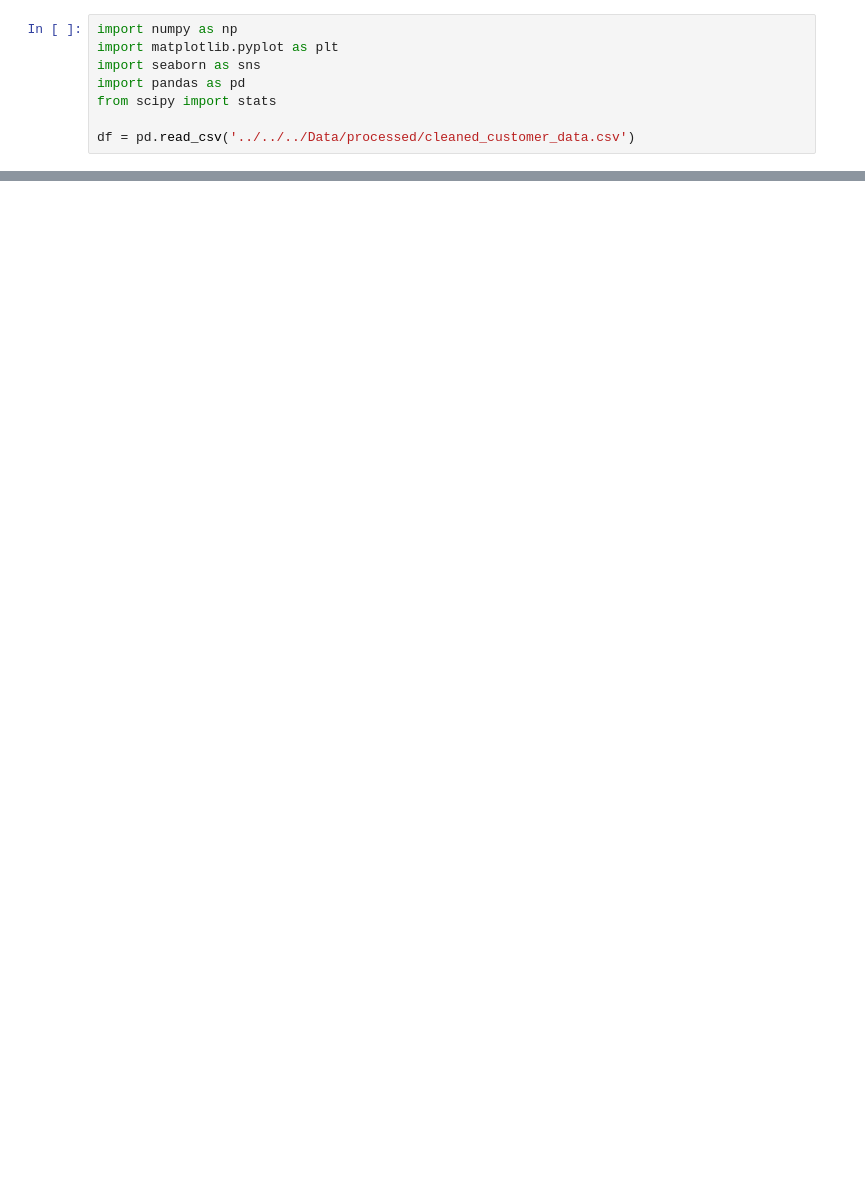
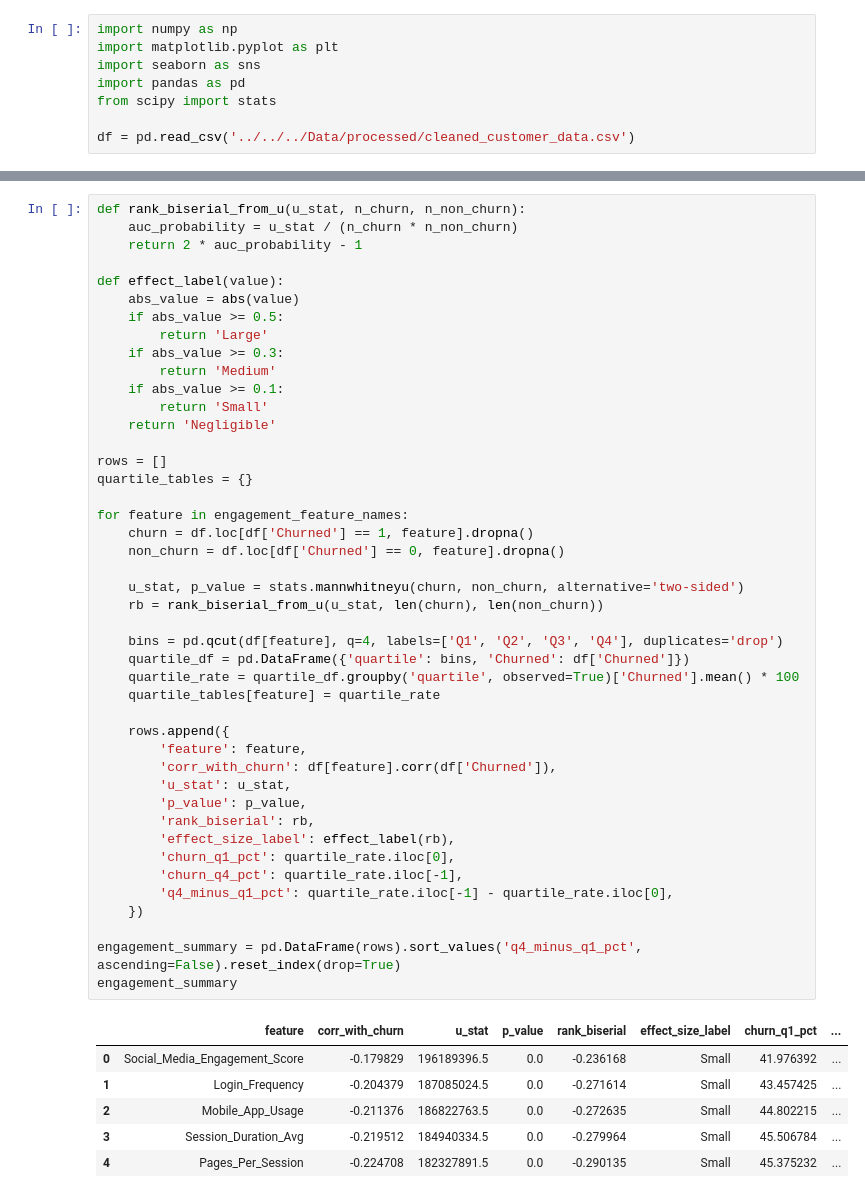
Before and after one commit to ppts2545/Eccommerce-Customer-Behavior-Dataset, a Jupyter notebook: notebooks/03_eda/eda1/01_eda_on_engagement measure.ipynb, the cells around one changed output, grey strips where cells are left out. Saved outputs shown, nothing was run; the diff lists cells and outputs as text; blank space fills up the shorter version.

```diff
--- a/notebooks/03_eda/eda1/01_eda_on_engagement measure.ipynb
+++ b/notebooks/03_eda/eda1/01_eda_on_engagement measure.ipynb
@@ -547,0 +63,51 @@ dtype: float64
+# %%
+def rank_biserial_from_u(u_stat, n_churn, n_non_churn):
+    auc_probability = u_stat / (n_churn * n_non_churn)
+    return 2 * auc_probability - 1
+
+def effect_label(value):
+    abs_value = abs(value)
+    if abs_value >= 0.5:
+        return 'Large'
+    if abs_value >= 0.3:
+        return 'Medium'
+    if abs_value >= 0.1:
+        return 'Small'
+    return 'Negligible'
+
+rows = []
+quartile_tables = {}
+
+for feature in engagement_feature_names:
+    churn = df.loc[df['Churned'] == 1, feature].dropna()
+    non_churn = df.loc[df['Churned'] == 0, feature].dropna()
+
+    u_stat, p_value = stats.mannwhitneyu(churn, non_churn, alternative='two-sided')
+    rb = rank_biserial_from_u(u_stat, len(churn), len(non_churn))
+
+    bins = pd.qcut(df[feature], q=4, labels=['Q1', 'Q2', 'Q3', 'Q4'], duplicates='drop')
+    quartile_df = pd.DataFrame({'quartile': bins, 'Churned': df['Churned']})
+    quartile_rate = quartile_df.groupby('quartile', observed=True)['Churned'].mean() * 100
+    quartile_tables[feature] = quartile_rate
+
+    rows.append({
+        'feature': feature,
+        'corr_with_churn': df[feature].corr(df['Churned']),
+        'u_stat': u_stat,
+        'p_value': p_value,
+        'rank_biserial': rb,
+        'effect_size_label': effect_label(rb),
+        'churn_q1_pct': quartile_rate.iloc[0],
+        'churn_q4_pct': quartile_rate.iloc[-1],
+        'q4_minus_q1_pct': quartile_rate.iloc[-1] - quartile_rate.iloc[0],
+    })
+
+engagement_summary = pd.DataFrame(rows).sort_values('q4_minus_q1_pct', ascending=False).reset_index(drop=True)
+engagement_summary
+# %% [output]
+|  | feature | corr_with_churn | u_stat | p_value | rank_biserial | effect_size_label | churn_q1_pct | ... |
+| 0 | Social_Media_Engagement_Score | -0.179829 | 196189396.5 | 0.0 | -0.236168 | Small | 41.976392 | ... |
+| 1 | Login_Frequency | -0.204379 | 187085024.5 | 0.0 | -0.271614 | Small | 43.457425 | ... |
+| 2 | Mobile_App_Usage | -0.211376 | 186822763.5 | 0.0 | -0.272635 | Small | 44.802215 | ... |
+| 3 | Session_Duration_Avg | -0.219512 | 184940334.5 | 0.0 | -0.279964 | Small | 45.506784 | ... |
+| 4 | Pages_Per_Session | -0.224708 | 182327891.5 | 0.0 | -0.290135 | Small | 45.375232 | ... |
```
Also changed, not shown: parts of 70 cells of this notebook, 12 other files.
